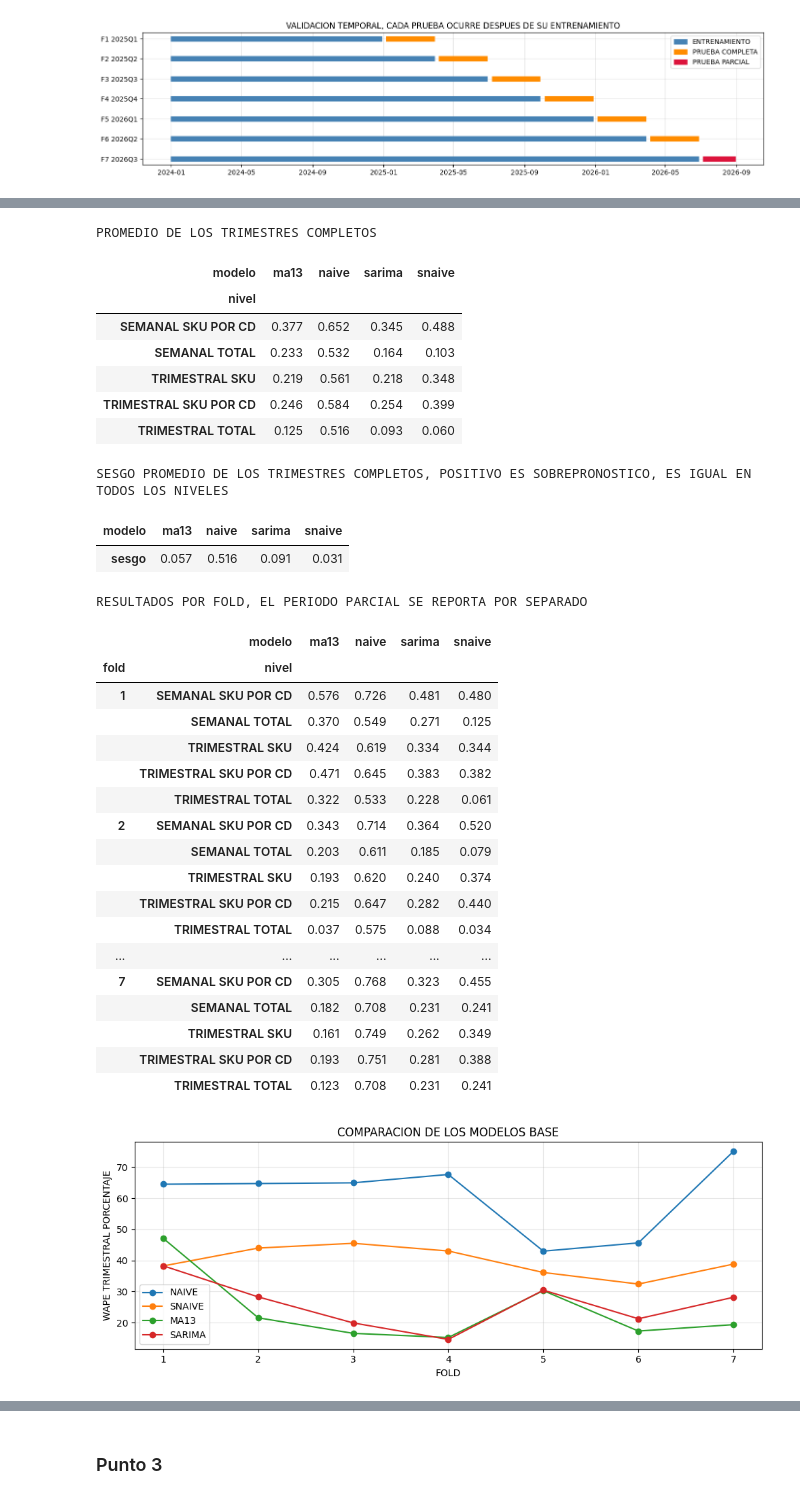
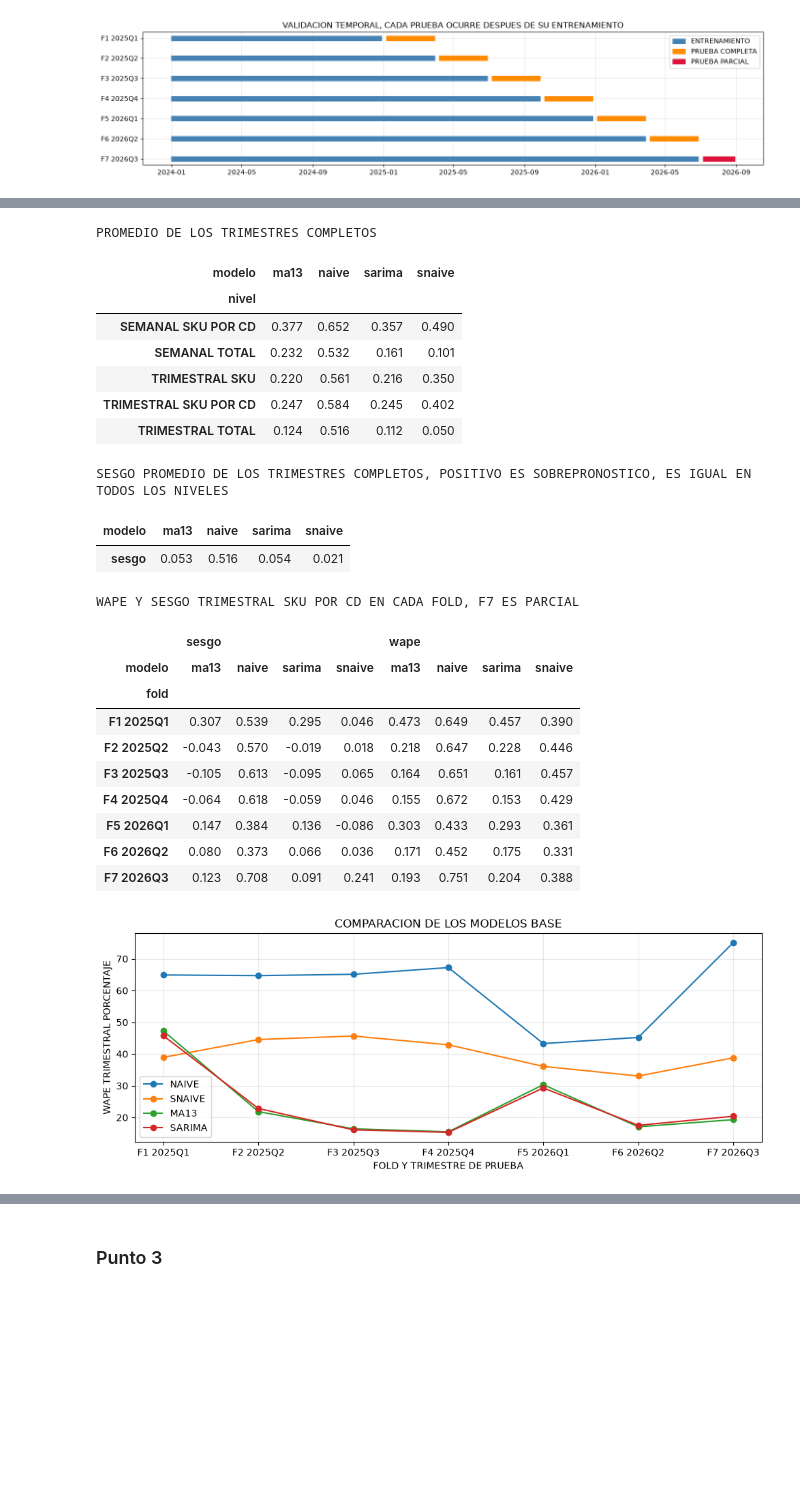
Before and after one commit to juanjocamposv/Parcial-2-analitica-forecast-sus, a Jupyter notebook: 02_Parcial_Forecasting_OTCHS_22_corregido2.ipynb, the cells around one changed output, grey strips where cells are left out. Drawn from its saved outputs; the diff is of its cells as text; code cells hidden in the pictures; blank space fills up the shorter version.

```diff
--- a/02_Parcial_Forecasting_OTCHS_22_corregido2.ipynb
+++ b/02_Parcial_Forecasting_OTCHS_22_corregido2.ipynb
@@ -484,61 +643,55 @@ for fold, datos_fold in fc.groupby("fold"):
             })
 
 metricas_p2 = pd.DataFrame(filas_metricas)
 folds_completos = folds.loc[folds.trimestre_completo, "fold"].tolist()
 resumen_completos = (
     metricas_p2[metricas_p2.fold.isin(folds_completos)]
     .groupby(["nivel", "modelo"], as_index=False)[["wape", "sesgo"]]
     .mean()
 )
 print("PROMEDIO DE LOS TRIMESTRES COMPLETOS")
 display(resumen_completos.pivot(index="nivel", columns="modelo", values="wape").round(3))
 print("SESGO PROMEDIO DE LOS TRIMESTRES COMPLETOS, POSITIVO ES SOBREPRONOSTICO, ES IGUAL EN TODOS LOS NIVELES")
 display(resumen_completos.groupby("modelo")[["sesgo"]].mean().round(3).T)
-print("RESULTADOS POR FOLD, EL PERIODO PARCIAL SE REPORTA POR SEPARADO")
-display(metricas_p2.pivot_table(index=["fold", "nivel"], columns="modelo", values="wape").round(3))
+etiqueta = dict(zip(folds.fold, "F" + folds.fold.astype(str) + " " + folds.trimestre))
+print("WAPE Y SESGO TRIMESTRAL SKU POR CD EN CADA FOLD, F7 ES PARCIAL")
+display(metricas_p2[metricas_p2.nivel == "TRIMESTRAL SKU POR CD"].assign(fold=lambda d: d.fold.map(etiqueta))
+        .pivot_table(index="fold", columns="modelo", values=["wape", "sesgo"]).round(3))
 
 trimestral = metricas_p2[metricas_p2.nivel == "TRIMESTRAL SKU POR CD"]
 fig, ax = plt.subplots(figsize=(10, 4))
 for modelo in MODELOS_BASE:
     datos = trimestral[trimestral.modelo == modelo]
     ax.plot(datos.fold, datos.wape * 100, marker="o", label=modelo.upper())
-ax.set_xticks(folds.fold)
-ax.set_xlabel("FOLD")
+ax.set_xticks(folds.fold, [etiqueta[f] for f in folds.fold])
+ax.set_xlabel("FOLD Y TRIMESTRE DE PRUEBA")
 ax.set_ylabel("WAPE TRIMESTRAL PORCENTAJE")
 ax.set_title("COMPARACION DE LOS MODELOS BASE")
 ax.legend()
 plt.tight_layout()
 plt.show()
 # %% [output]
 PROMEDIO DE LOS TRIMESTRES COMPLETOS
 | modelo | ma13 | naive | sarima | snaive |
 | nivel |  |  |  |  |
-| SEMANAL SKU POR CD | 0.377 | 0.652 | 0.345 | 0.488 |
-| SEMANAL TOTAL | 0.233 | 0.532 | 0.164 | 0.103 |
-| TRIMESTRAL SKU | 0.219 | 0.561 | 0.218 | 0.348 |
-| TRIMESTRAL SKU POR CD | 0.246 | 0.584 | 0.254 | 0.399 |
-| TRIMESTRAL TOTAL | 0.125 | 0.516 | 0.093 | 0.060 |
+| SEMANAL SKU POR CD | 0.377 | 0.652 | 0.357 | 0.490 |
+| SEMANAL TOTAL | 0.232 | 0.532 | 0.161 | 0.101 |
+| TRIMESTRAL SKU | 0.220 | 0.561 | 0.216 | 0.350 |
+| TRIMESTRAL SKU POR CD | 0.247 | 0.584 | 0.245 | 0.402 |
+| TRIMESTRAL TOTAL | 0.124 | 0.516 | 0.112 | 0.050 |
 SESGO PROMEDIO DE LOS TRIMESTRES COMPLETOS, POSITIVO ES SOBREPRONOSTICO, ES IGUAL EN TODOS LOS NIVELES
 | modelo | ma13 | naive | sarima | snaive |
-| sesgo | 0.057 | 0.516 | 0.091 | 0.031 |
+| sesgo | 0.053 | 0.516 | 0.054 | 0.021 |
-RESULTADOS POR FOLD, EL PERIODO PARCIAL SE REPORTA POR SEPARADO
+WAPE Y SESGO TRIMESTRAL SKU POR CD EN CADA FOLD, F7 ES PARCIAL
-|  | modelo | ma13 | naive | sarima | snaive |
-| fold | nivel |  |  |  |  |
-| 1 | SEMANAL SKU POR CD | 0.576 | 0.726 | 0.481 | 0.480 |
-|  | SEMANAL TOTAL | 0.370 | 0.549 | 0.271 | 0.125 |
-|  | TRIMESTRAL SKU | 0.424 | 0.619 | 0.334 | 0.344 |
-|  | TRIMESTRAL SKU POR CD | 0.471 | 0.645 | 0.383 | 0.382 |
-|  | TRIMESTRAL TOTAL | 0.322 | 0.533 | 0.228 | 0.061 |
-| 2 | SEMANAL SKU POR CD | 0.343 | 0.714 | 0.364 | 0.520 |
-|  | SEMANAL TOTAL | 0.203 | 0.611 | 0.185 | 0.079 |
-|  | TRIMESTRAL SKU | 0.193 | 0.620 | 0.240 | 0.374 |
-|  | TRIMESTRAL SKU POR CD | 0.215 | 0.647 | 0.282 | 0.440 |
-|  | TRIMESTRAL TOTAL | 0.037 | 0.575 | 0.088 | 0.034 |
-| ... | ... | ... | ... | ... | ... |
-| 7 | SEMANAL SKU POR CD | 0.305 | 0.768 | 0.323 | 0.455 |
-|  | SEMANAL TOTAL | 0.182 | 0.708 | 0.231 | 0.241 |
-|  | TRIMESTRAL SKU | 0.161 | 0.749 | 0.262 | 0.349 |
-|  | TRIMESTRAL SKU POR CD | 0.193 | 0.751 | 0.281 | 0.388 |
-|  | TRIMESTRAL TOTAL | 0.123 | 0.708 | 0.231 | 0.241 |
+|  | sesgo |  |  |  | wape |  |  |  |
+| modelo | ma13 | naive | sarima | snaive | ma13 | naive | sarima | snaive |
+| fold |  |  |  |  |  |  |  |  |
+| F1 2025Q1 | 0.307 | 0.539 | 0.295 | 0.046 | 0.473 | 0.649 | 0.457 | 0.390 |
+| F2 2025Q2 | -0.043 | 0.570 | -0.019 | 0.018 | 0.218 | 0.647 | 0.228 | 0.446 |
+| F3 2025Q3 | -0.105 | 0.613 | -0.095 | 0.065 | 0.164 | 0.651 | 0.161 | 0.457 |
+| F4 2025Q4 | -0.064 | 0.618 | -0.059 | 0.046 | 0.155 | 0.672 | 0.153 | 0.429 |
+| F5 2026Q1 | 0.147 | 0.384 | 0.136 | -0.086 | 0.303 | 0.433 | 0.293 | 0.361 |
+| F6 2026Q2 | 0.080 | 0.373 | 0.066 | 0.036 | 0.171 | 0.452 | 0.175 | 0.331 |
+| F7 2026Q3 | 0.123 | 0.708 | 0.091 | 0.241 | 0.193 | 0.751 | 0.204 | 0.388 |
-[figure, old version]
+[figure, new version]
 # %% [markdown]
```
Also changed, not shown: parts of 51 cells of this notebook, 1 other file.
